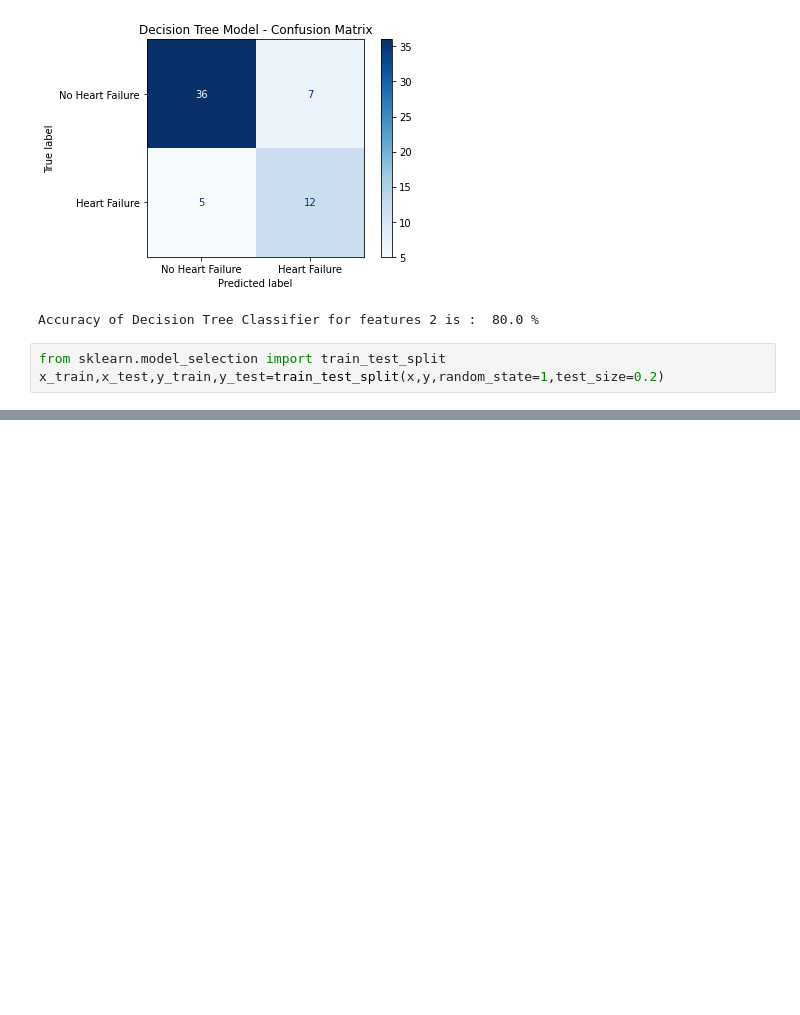
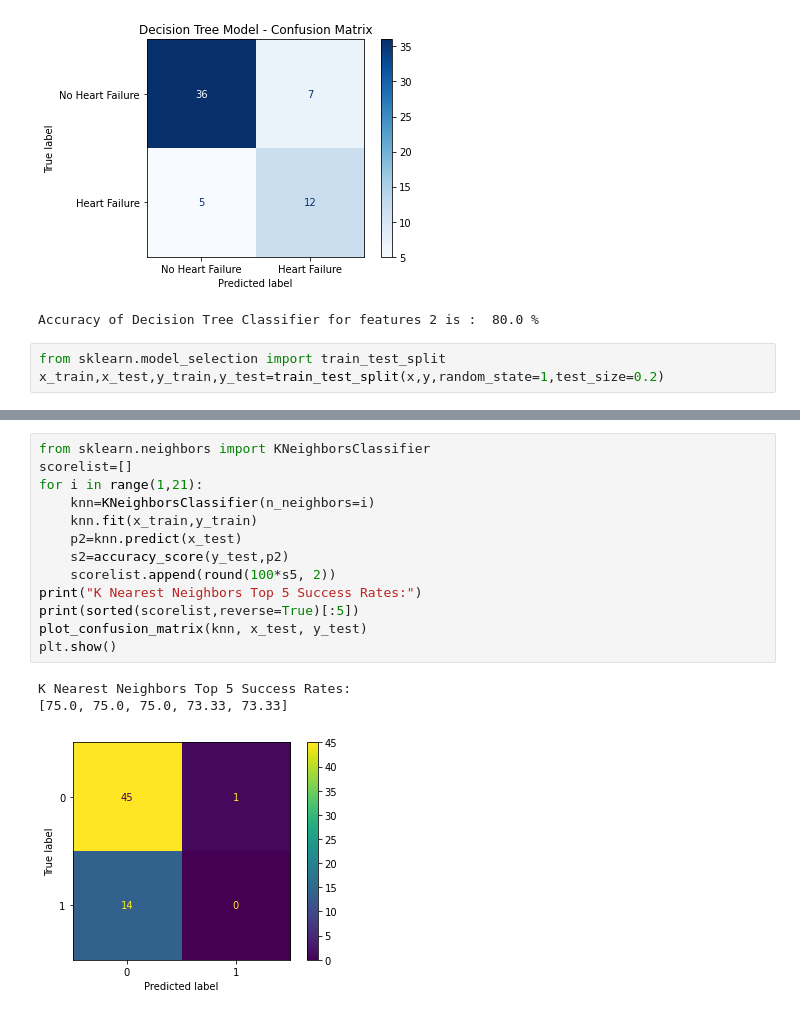
Before and after one commit to jrothbe3/Heart-Failure-Prediction, a Jupyter notebook: notebook.ipynb, the cells around one changed output, grey strips where cells are left out. Drawn from its saved outputs; the diff is of its cells as text; blank space fills up the shorter version.

```diff
--- a/notebook.ipynb
+++ b/notebook.ipynb
@@ -199,3 +199,20 @@ plt.show()
 # %% [output]
 Support Vector Machine Success Rate : 76.67%
 [figure]
+# %%
+from sklearn.neighbors import KNeighborsClassifier
+scorelist=[]
+for i in range(1,21):
+    knn=KNeighborsClassifier(n_neighbors=i)
+    knn.fit(x_train,y_train)
+    p2=knn.predict(x_test)
+    s2=accuracy_score(y_test,p2)
+    scorelist.append(round(100*s5, 2))
+print("K Nearest Neighbors Top 5 Success Rates:")
+print(sorted(scorelist,reverse=True)[:5])
+plot_confusion_matrix(knn, x_test, y_test)
+plt.show()
+# %% [output]
+K Nearest Neighbors Top 5 Success Rates:
+[75.0, 75.0, 75.0, 73.33, 73.33]
+[figure, added]
```
Also changed, not shown: parts of 7 cells of this notebook.
